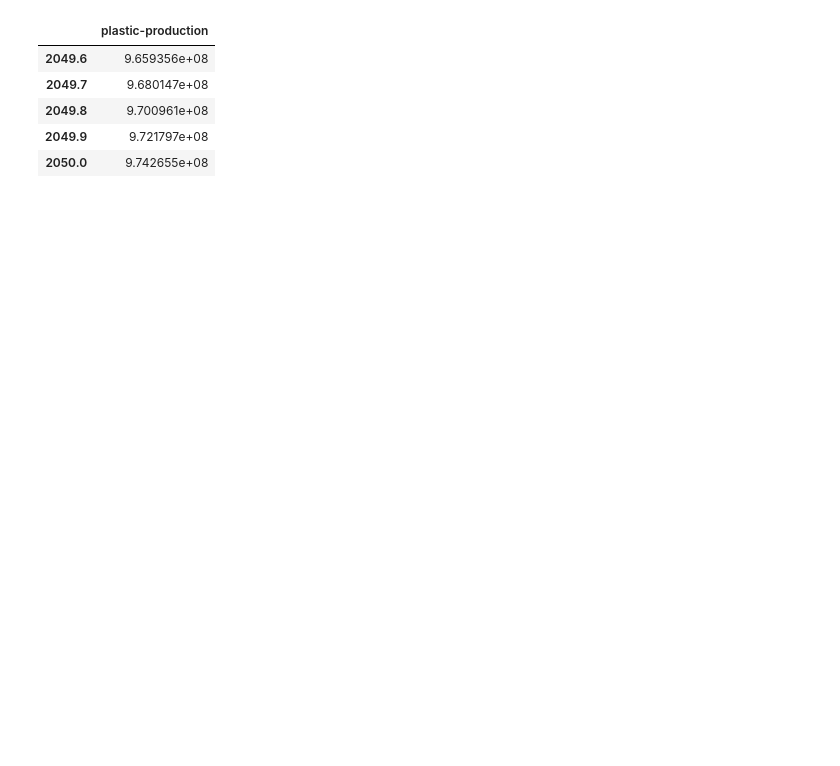
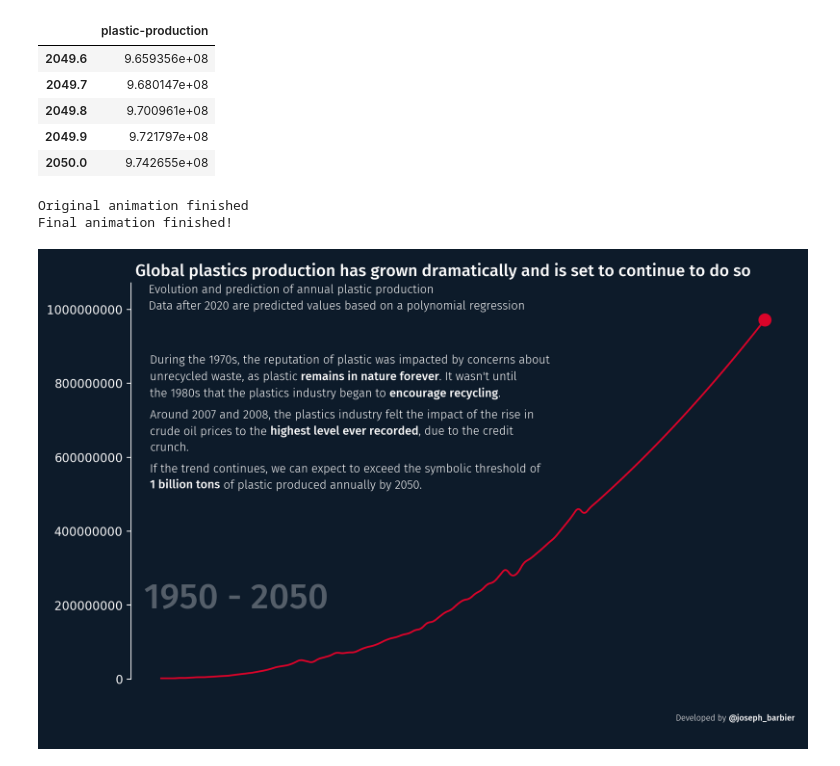
Before and after one commit to JosephBARBIERDARNAL/misc-dataviz, a Jupyter notebook: plastic-pollution/code.ipynb, the cells around one changed output. Saved outputs shown, nothing was run; the diff lists cells and outputs as text; code cells hidden in the pictures; blank space fills up the shorter version.

```diff
--- a/plastic-pollution/code.ipynb
+++ b/plastic-pollution/code.ipynb
@@ -74,7 +75,7 @@ def count_closed_and_enclosed(text):
 # %%
 # parameters
 background_color = '#0d1b2a'
-text_color = '#fefae0'
+text_color = 'white'
 line_color = '#d90429'
 dpi = 200
 initial_duration = 30
@@ -196,30 +197,34 @@ def update(frame):
         fontsize=7, font=font,
         color=text_color,
         highlight_textprops=[
             {'font':bold_font},
         ],
         fig=fig
     )
 
 # create and save animation
 ani = FuncAnimation(fig, update, frames=len(df))
 ani.save('global-plastics-production.gif', fps=20)
 print('Original animation finished')
 
 
 # get initial frames
 with Image.open('global-plastics-production.gif') as img:
     frames = [frame.copy() for frame in ImageSequence.Iterator(img)]
 
 # set duration of each frame
 for i, frame in enumerate(frames):
     frame_duration = initial_duration
 
     # stay for last date
     if i == len(frames) - 1:
         frame_duration = 10000
     frame.info['duration'] = frame_duration
 
 # Save the modified frames as a new GIF
 frames[0].save('global-plastics-production-modif.gif', save_all=True, append_images=frames[1:], loop=0)
 print('Final animation finished!')
+# %% [output]
+Original animation finished
+Final animation finished!
+[figure, added]
```
Also changed, not shown: parts of 1 cell of this notebook, 4 other files.
